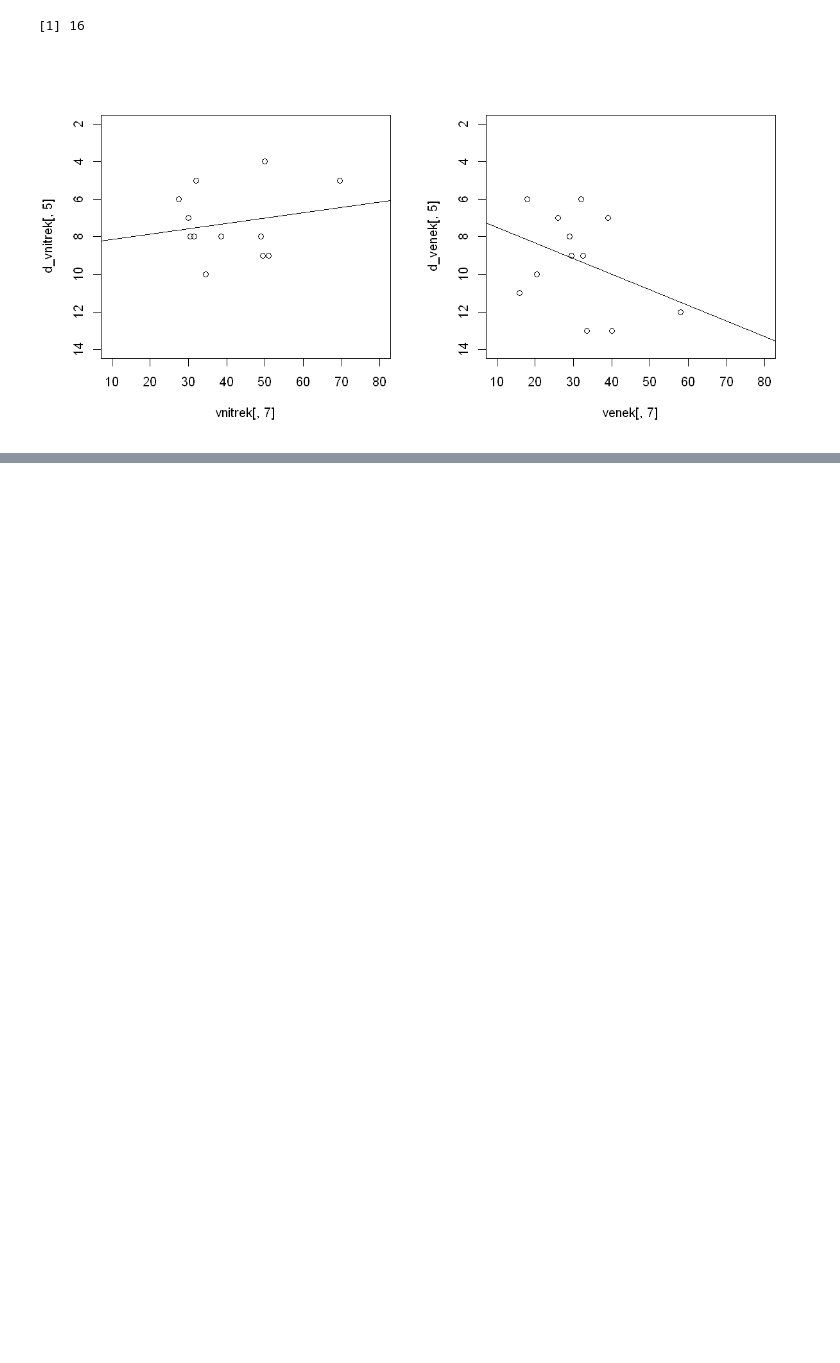
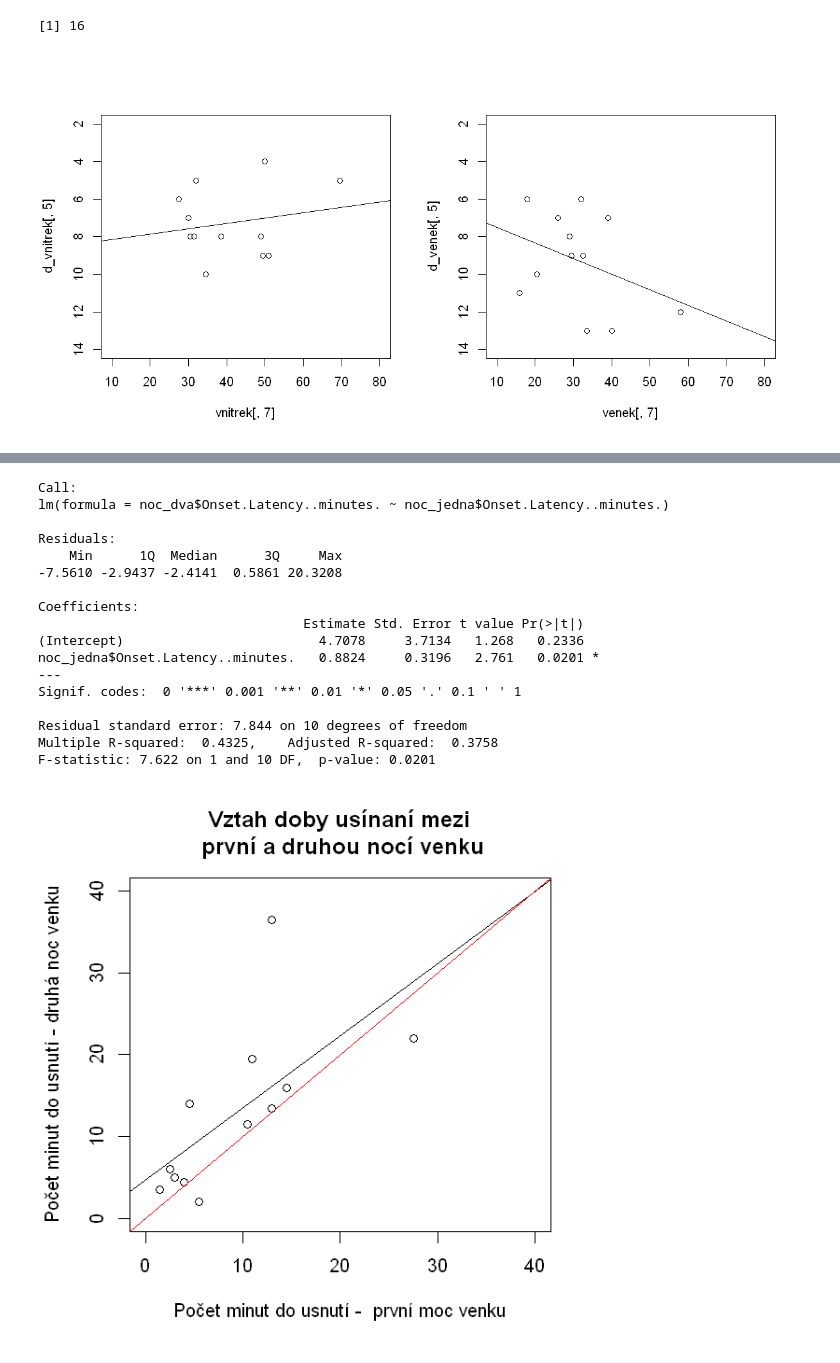
Before and after one commit to magicbeans817/projekt_spani, a Jupyter notebook: script.ipynb, the cells around one changed output, grey strips where cells are left out. Drawn from its saved outputs; the diff is of its cells as text; code cells hidden in the pictures; blank space fills up the shorter version.

```diff
--- a/script.ipynb
+++ b/script.ipynb
@@ -366 +303,33 @@ F-statistic:  10.3 on 1 and 10 DF,  p-value: 0.00935
+# %%
+options(repr.plot.width=5, repr.plot.height=5)
+
+nadpis2 <- "Vztah doby usínaní mezi\n první a druhou nocí venku"
+popis_x2 <- "Počet minut do usnutí -  první moc venku"
+popis_y2 <- "Počet minut do usnutí - druhá noc venku"
+
+plot(noc_jedna$Onset.Latency..minutes., noc_dva$Onset.Latency..minutes., main = nadpis2, xlab = popis_x2, ylab = popis_y2,
+     xlim = c(0,40), ylim = c(0,40))
+model_noc1 <- lm(noc_dva$Onset.Latency..minutes. ~ noc_jedna$Onset.Latency..minutes.)
+summary(model_noc1)
+abline(a=model_noc1$coefficients[1], b=model_noc1$coefficients[2])
+abline(a=0, b=1, col  = "red")
+# %% [output]
+Call:
+lm(formula = noc_dva$Onset.Latency..minutes. ~ noc_jedna$Onset.Latency..minutes.)
+
+Residuals:
+    Min      1Q  Median      3Q     Max
+-7.5610 -2.9437 -2.4141  0.5861 20.3208
+
+Coefficients:
+                                  Estimate Std. Error t value Pr(>|t|)
+(Intercept)                         4.7078     3.7134   1.268   0.2336
+noc_jedna$Onset.Latency..minutes.   0.8824     0.3196   2.761   0.0201 *
+---
+Signif. codes:  0 '***' 0.001 '**' 0.01 '*' 0.05 '.' 0.1 ' ' 1
+
+Residual standard error: 7.844 on 10 degrees of freedom
+Multiple R-squared:  0.4325,    Adjusted R-squared:  0.3758
+F-statistic: 7.622 on 1 and 10 DF,  p-value: 0.0201
+[figure, added]
 # %%
```
Also changed, not shown: parts of 5 cells of this notebook.
